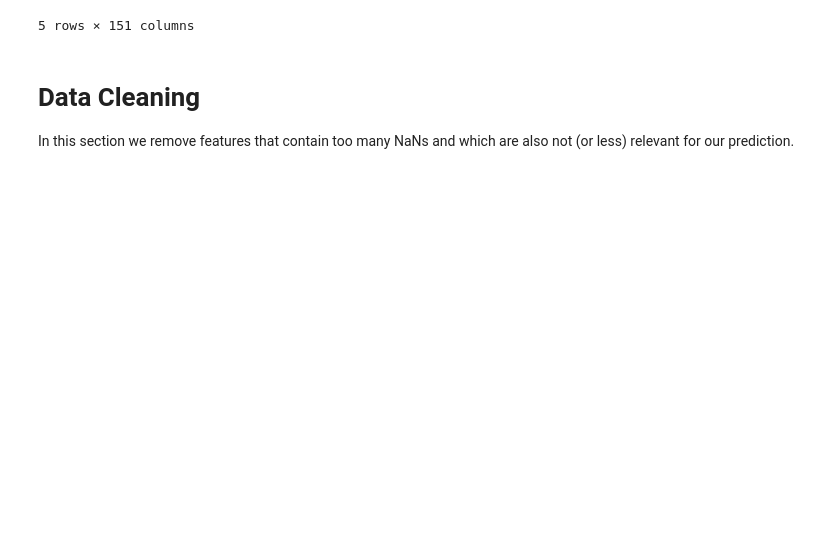
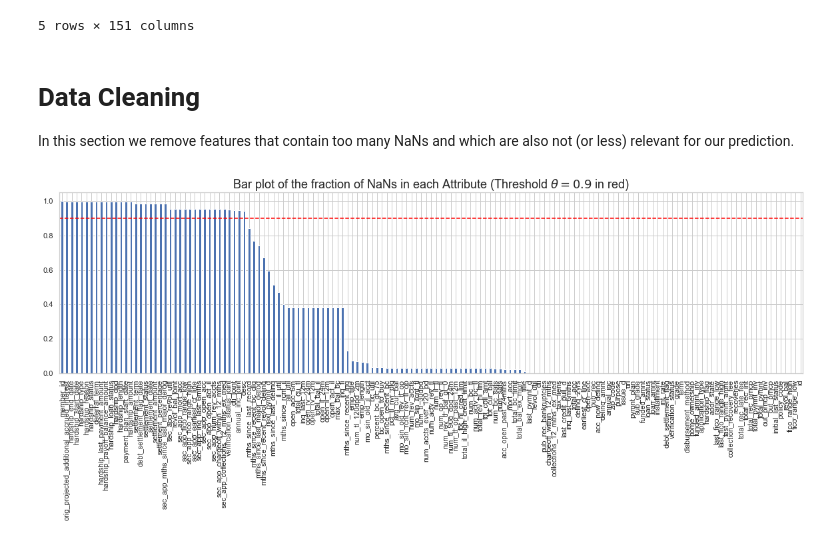
Before and after one commit to negralessio/advanced-ml-final-project, a Jupyter notebook: default_prediction.ipynb, the cells around one changed output. Drawn from its saved outputs; the diff is of its cells as text; code cells hidden in the pictures; blank space fills up the shorter version.

```diff
--- a/default_prediction.ipynb
+++ b/default_prediction.ipynb
@@ -39,0 +47,12 @@ In this section we remove features that contain too many NaNs and which are also
+# %%
+# Define threshold theta: Each column with more or equal NaNs than the threshold will be removed.
+threshold = 0.9
+
+plt.figure(figsize=(20,5))
+plt.title(f"Bar plot of the fraction of NaNs in each Attribute (Threshold $\\theta = {threshold}$ in red)", size=18)
+null_count_series.plot.bar()
+# Add threshold as red line
+plt.axhline(y=threshold, color="red", linestyle = "--")
+plt.show()
+# %% [output]
+[figure, added]
```
Also changed, not shown: parts of 8 cells of this notebook.
